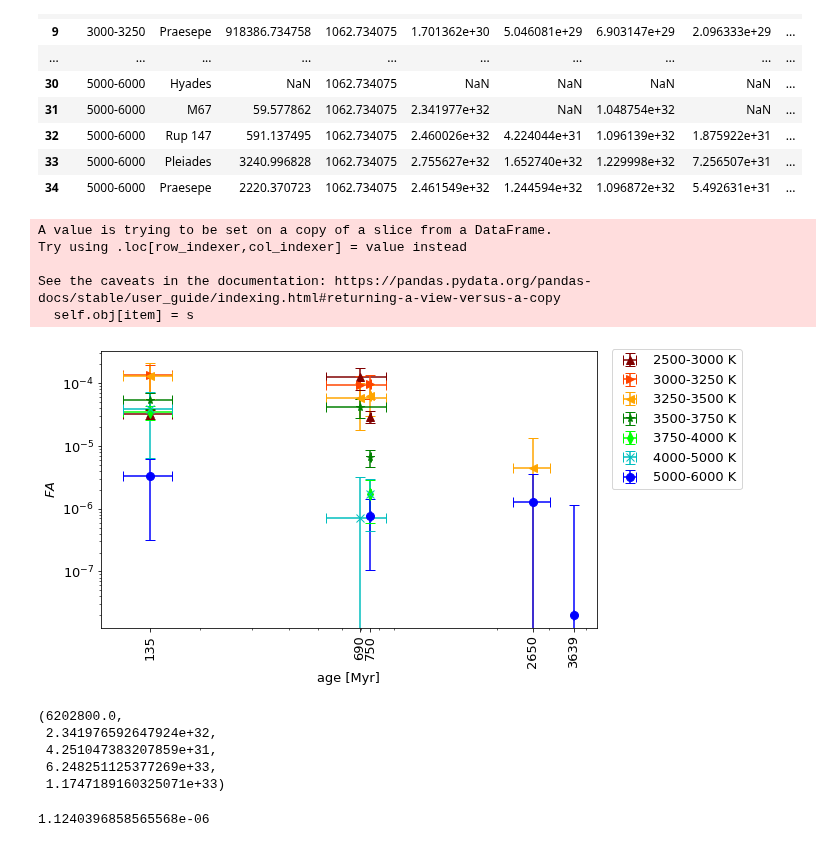
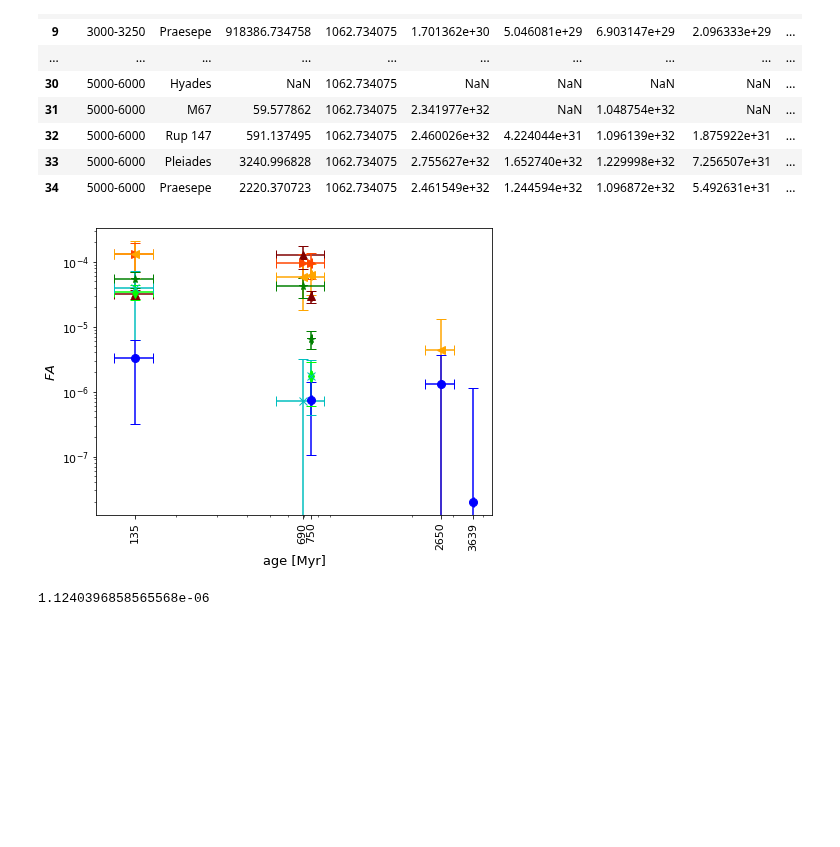
Before and after one commit to ekaterinailin/flares-in-clusters-with-k2-ii, a Jupyter notebook: VettingFlares/FA.ipynb, the cells around one changed output. Saved outputs shown, nothing was run; the diff lists cells and outputs as text; code cells hidden in the pictures; blank space fills up the shorter version.

```diff
--- a/VettingFlares/FA.ipynb
+++ b/VettingFlares/FA.ipynb
@@ -281,42 +282,40 @@ FA
 | 33 | 5000-6000 | Pleiades | 3240.996828 | 1062.734075 | 2.755627e+32 | 1.652740e+32 | 1.229998e+32 | 7.256507e+31 | ... |
 | 34 | 5000-6000 | Praesepe | 2220.370723 | 1062.734075 | 2.461549e+32 | 1.244594e+32 | 1.096872e+32 | 5.492631e+31 | ... |
 # %%
-fig, ax = plt.subplots(figsize=(10,5))
+plt.rcParams['xtick.labelsize'] = 11
+plt.rcParams['ytick.labelsize'] = 11
+fig, ax = plt.subplots(figsize=(6.5,5))
 Tcols = {"2750":["^","maroon"],
          "3125":[">","orangered"],
          "3375":["<","orange"],
          "3625":["*","green"],
          "3875":["d","lime"],
          "4500":["x","c"],
          "5500":["o","blue"],}
 for label, g in FA.groupby("Tmid"):
 
     g.loc[:,"cluster"] = pd.Categorical(g.cluster,
                       categories=["Pleiades","Hyades","Praesepe","Rup 147", "M67"],
                       ordered=True)
     g = g.sort_values(by="cluster")
     ax.errorbar(x="age", xerr="age_uperr",y="FA",yerr="FAerr",capsize=5,data=g,
            label=f"{g.Tmin.iloc[0]}-{g.Tmax.iloc[0]} K", c=Tcols[str(label)][1],
           fmt=Tcols[str(label)][0],markersize=8)#s=120,)#
 
 
+
 ax.set_xlabel("age [Myr]")
 ax.set_ylabel(r"$FA$")
 ax.set_xscale("log")
 ax.set_yscale("log")
 ax.set_xticks(FA.age.astype(float).unique())
 ax.set_xticklabels(labels=FA.age.unique(), rotation=90)
-ax.legend(loc=(1.03,.5))
+#ax.legend(loc=(1.03,.5))
 plt.tight_layout()
 plt.savefig(f"plots/{tstamp}_FA_T_age_Ethresh.png", dpi=300)
 plt.savefig(f"{paperdir}pics/FA/FA_T_age_Ethresh.png", dpi=300)
 # %% [output]
-A value is trying to be set on a copy of a slice from a DataFrame.
-Try using .loc[row_indexer,col_indexer] = value instead
-
-See the caveats in the documentation: https://pandas.pydata.org/pandas-docs/stable/user_guide/indexing.html#returning-a-view-versus-a-copy
-  self.obj[item] = s
-[figure, old version]
+[figure, new version]
 # %%
 m67 = df[(df.cluster=="ngc2682") & (df.real==1) & (df.Teff_median<6000)]
 t =  (m67.dtp_tot * 30. * 60.).values[0]
@@ -324,14 +323,6 @@ L = m67.Lum_SED.values[0]
 eL = m67.e_Lum_SED.values[0]
 E = (m67.ed_rec * m67.Lum_Kepler).values[0]
 eE = np.sqrt((m67.ed_rec_err*m67.Lum_Kepler)**2 + (m67.ed_rec*m67.e_Lum_Kepler)**2).values[0]
-# %%
-t, L, eL, E, eE
-# %% [output]
-(6202800.0,
- 2.341976592647924e+32,
- 4.251047383207859e+31,
- 6.248251125377269e+33,
- 1.1747189160325071e+33)
 # %%
 sig_m67 = np.sqrt(eE**2 + (E/L*eL)**2)/t/L
 sig_m67
```
Also changed, not shown: parts of 1 cell of this notebook, 3 other files.
